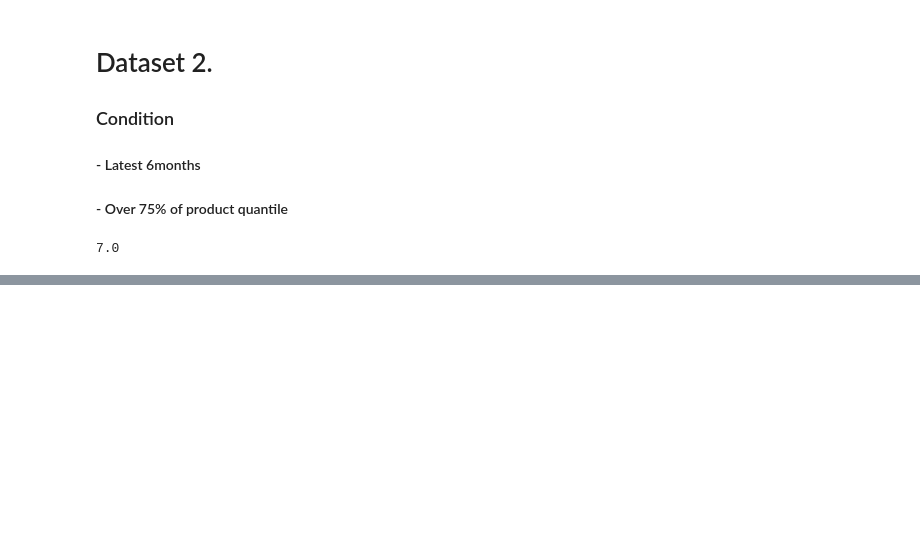
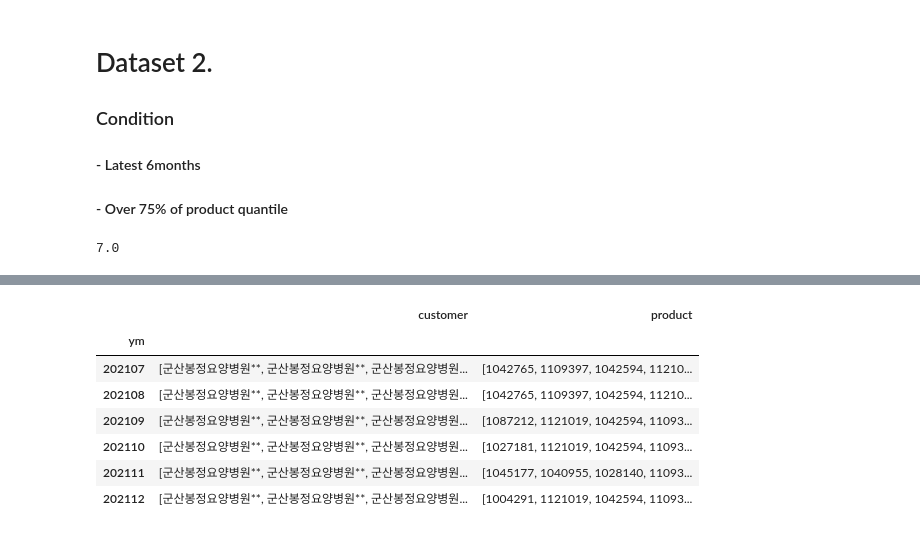
Before and after one commit to mellamonaranja/food_chain, a Jupyter notebook: src/apriori.ipynb, the cells around one changed output, grey strips where cells are left out. Drawn from its saved outputs; the diff is of its cells as text; code cells hidden in the pictures; blank space fills up the shorter version.

```diff
--- a/src/apriori.ipynb
+++ b/src/apriori.ipynb
@@ -234,0 +229,12 @@ onehot_set2
+# %%
+gunsan_product_6months=gunsan_proprecessed_6months.groupby('ym').agg(list)
+gunsan_product_6months
+# %% [output]
+|  | customer | product |
+| ym |  |  |
+| 202107 | [군산봉정요양병원**, 군산봉정요양병원**, 군산봉정요양병원... | [1042765, 1109397, 1042594, 11210... |
+| 202108 | [군산봉정요양병원**, 군산봉정요양병원**, 군산봉정요양병원... | [1042765, 1109397, 1042594, 11210... |
+| 202109 | [군산봉정요양병원**, 군산봉정요양병원**, 군산봉정요양병원... | [1087212, 1121019, 1042594, 11093... |
+| 202110 | [군산봉정요양병원**, 군산봉정요양병원**, 군산봉정요양병원... | [1027181, 1121019, 1042594, 11093... |
+| 202111 | [군산봉정요양병원**, 군산봉정요양병원**, 군산봉정요양병원... | [1045177, 1040955, 1028140, 11093... |
+| 202112 | [군산봉정요양병원**, 군산봉정요양병원**, 군산봉정요양병원... | [1004291, 1121019, 1042594, 11093... |
```
Also changed, not shown: parts of 25 cells of this notebook, 3 other files.
